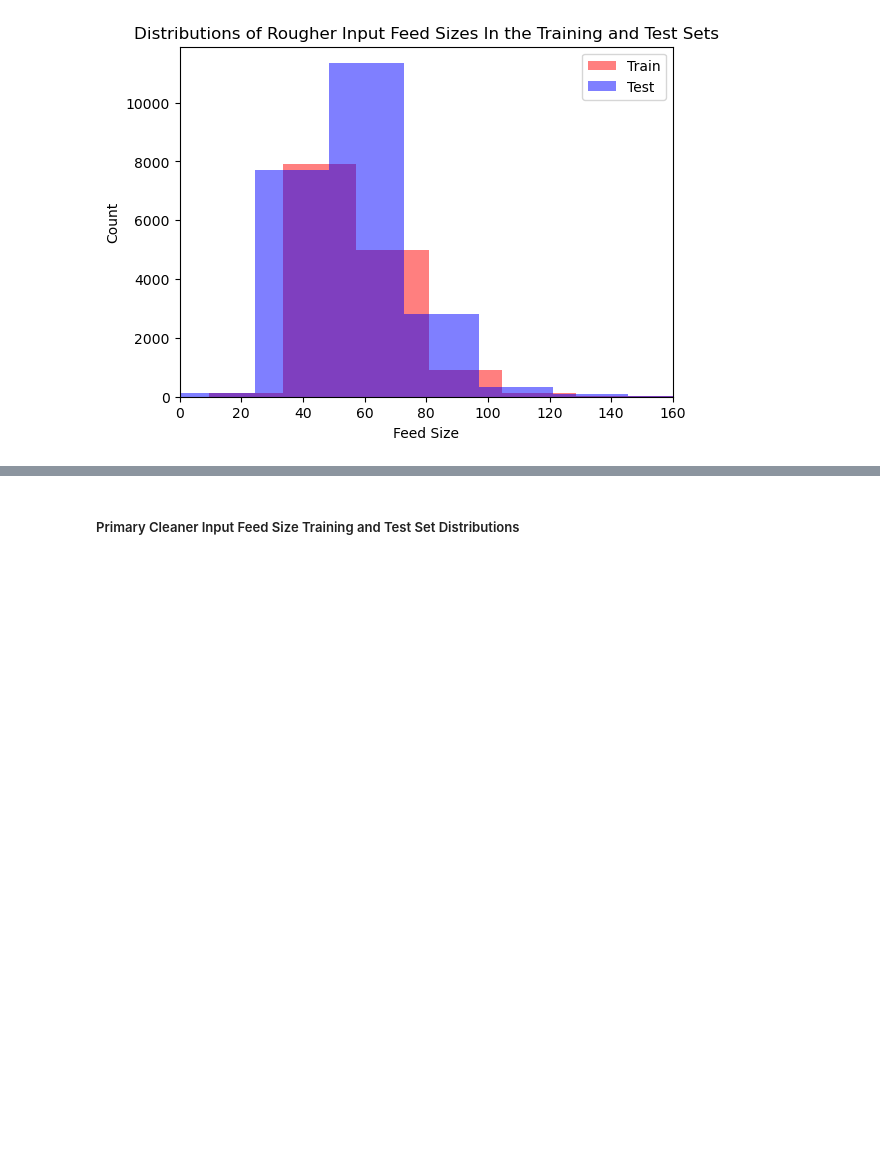
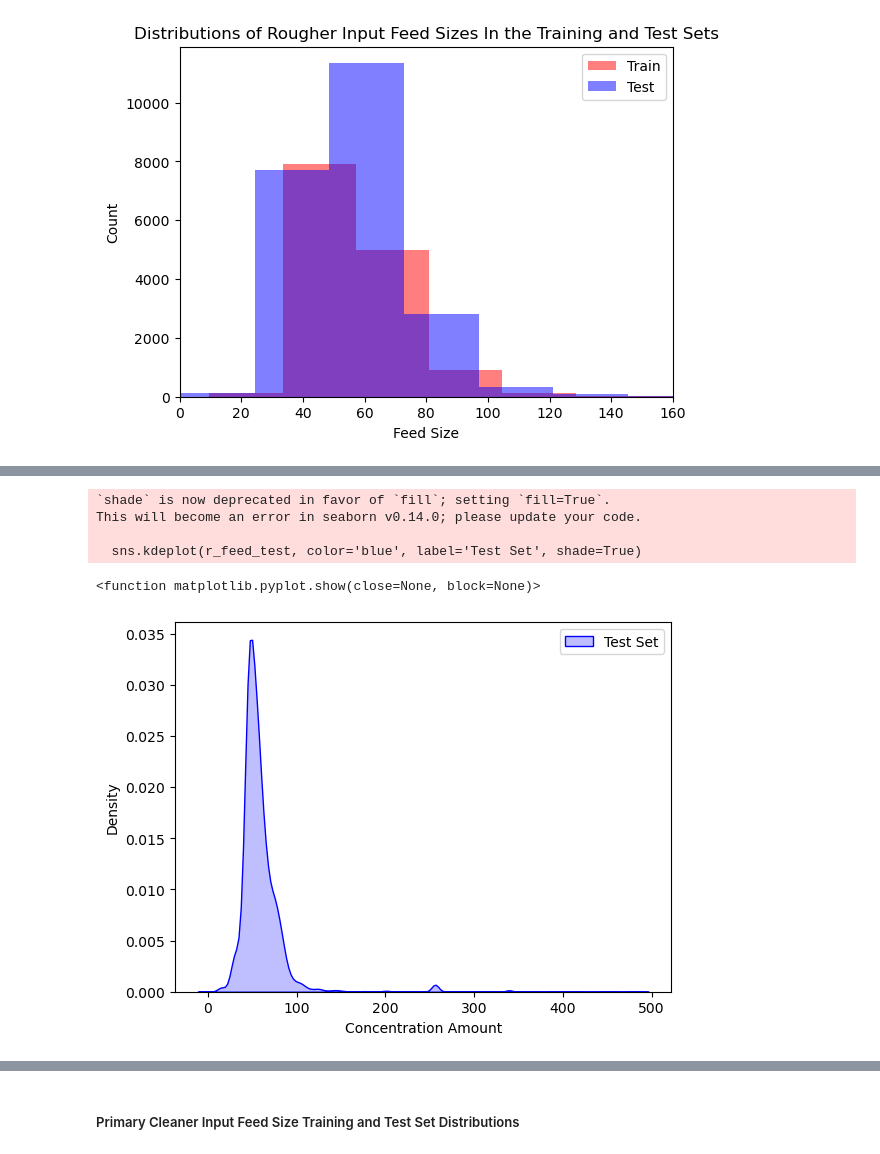
Before and after one commit to BLacuesta3/Sprint-10-Project, a Jupyter notebook: Sprint 10 Project Notebook.ipynb, the cells around one changed output, grey strips where cells are left out. Drawn from its saved outputs; the diff is of its cells as text; code cells hidden in the pictures; blank space fills up the shorter version.

```diff
--- a/Sprint 10 Project Notebook.ipynb
+++ b/Sprint 10 Project Notebook.ipynb
@@ -663 +697,18 @@ plt.show()
+# %%
+sns.kdeplot(r_feed_test, color='blue', label='Test Set', shade=True)
+
+plt.legend(loc='upper right')
+
+plt.xlabel("Concentration Amount")
+
+plt.tight_layout
+
+plt.show
+# %% [output]
+`shade` is now deprecated in favor of `fill`; setting `fill=True`.
+This will become an error in seaborn v0.14.0; please update your code.
+
+  sns.kdeplot(r_feed_test, color='blue', label='Test Set', shade=True)
+<function matplotlib.pyplot.show(close=None, block=None)>
+[figure, added]
 # %% [markdown]
```
Also changed, not shown: parts of 15 cells of this notebook.
